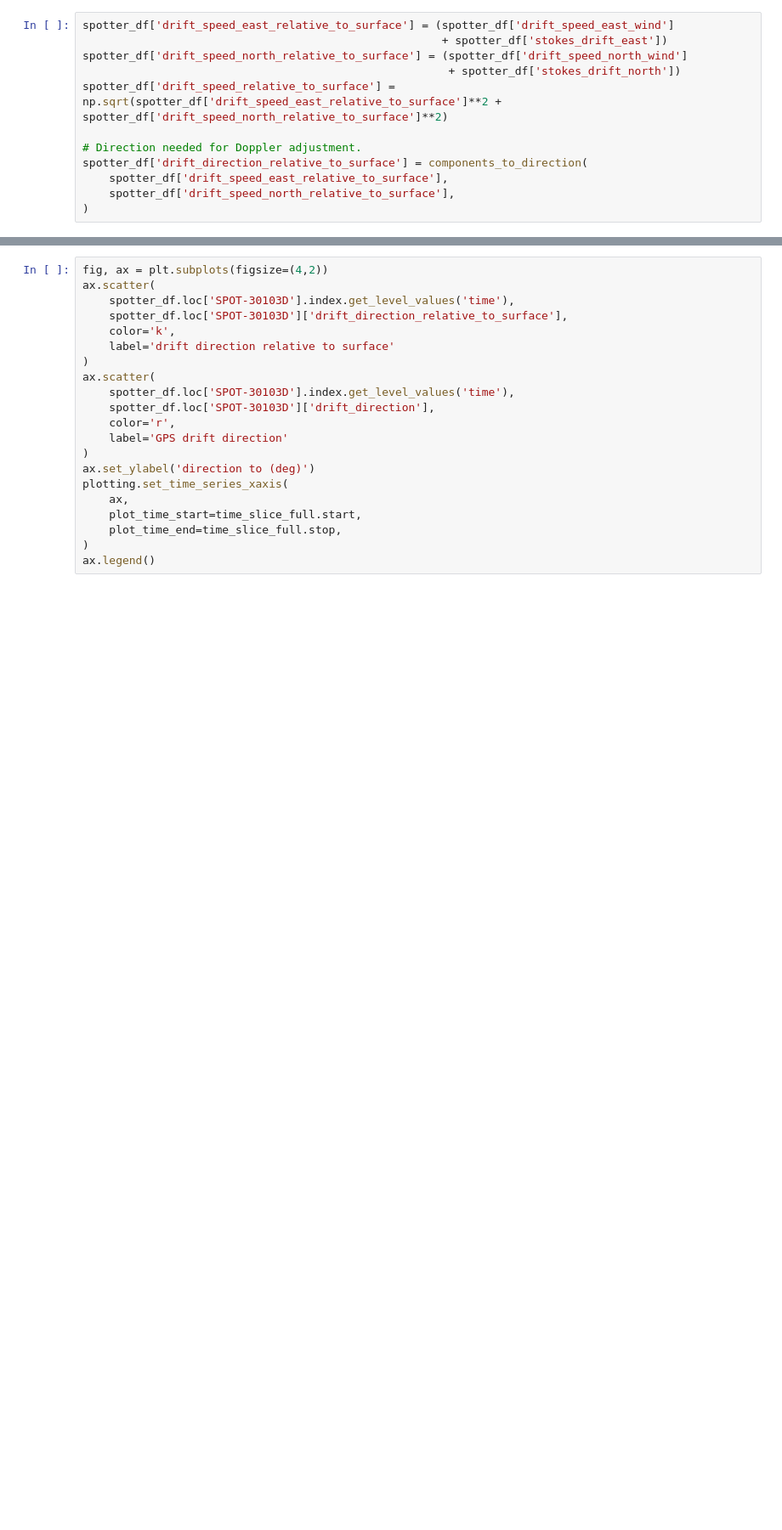
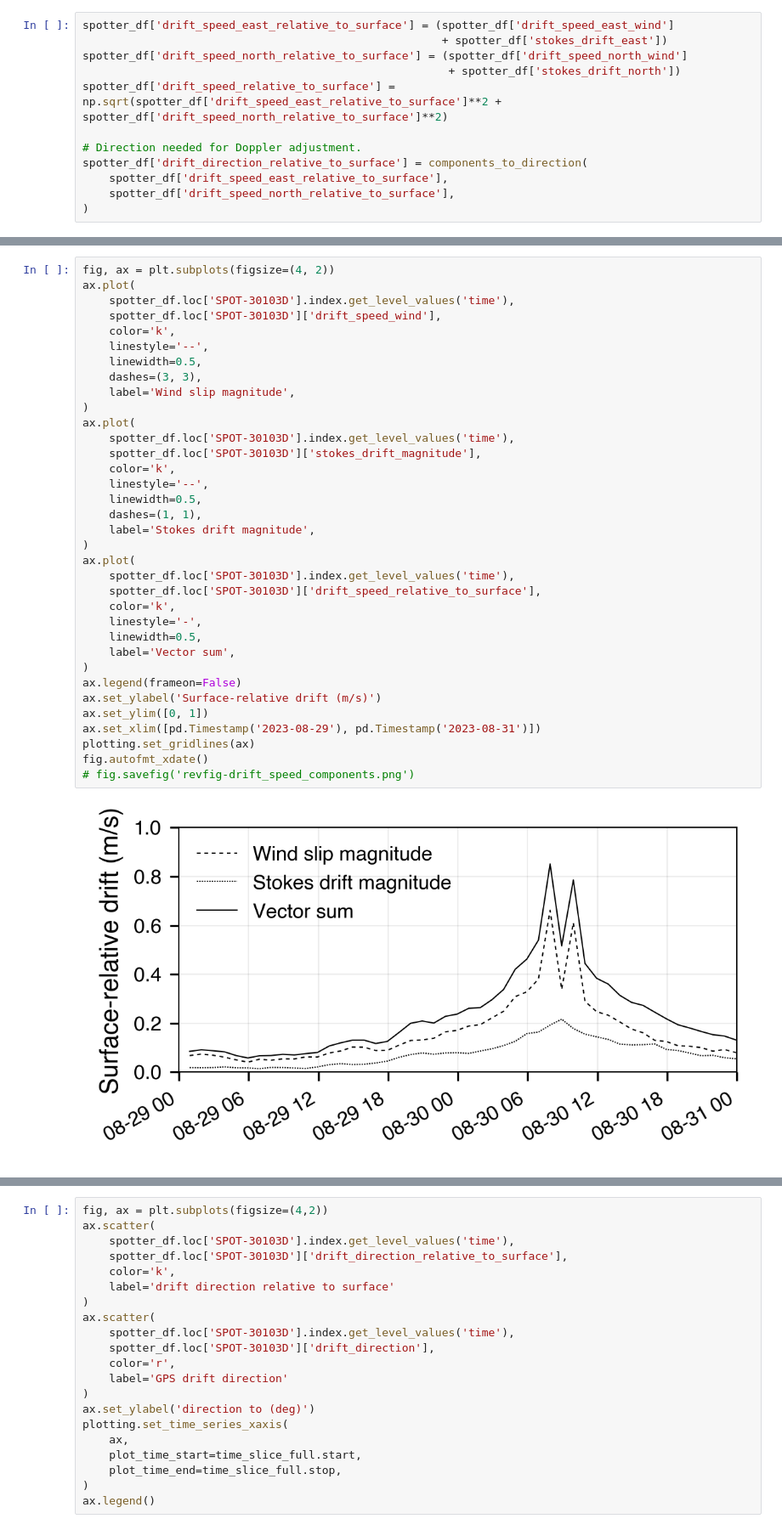
Before and after one commit to jacobrdavis/ocean-surface-wave-slopes-and-wind-wave-alignment, a Jupyter notebook: nb2-doppler-shift-adjustment.ipynb, the cells around one changed output, grey strips where cells are left out. Shown at 85% size. Cells and saved outputs as stored; diff of their text form; blank space fills up the shorter version.

```diff
--- a/nb2-doppler-shift-adjustment.ipynb
+++ b/nb2-doppler-shift-adjustment.ipynb
@@ -462,0 +387,37 @@ Text(0, 0.5, 'Drift (m/s)')
+# %%
+fig, ax = plt.subplots(figsize=(4, 2))
+ax.plot(
+    spotter_df.loc['SPOT-30103D'].index.get_level_values('time'),
+    spotter_df.loc['SPOT-30103D']['drift_speed_wind'],
+    color='k',
+    linestyle='--',
+    linewidth=0.5,
+    dashes=(3, 3),
+    label='Wind slip magnitude',
+)
+ax.plot(
+    spotter_df.loc['SPOT-30103D'].index.get_level_values('time'),
+    spotter_df.loc['SPOT-30103D']['stokes_drift_magnitude'],
+    color='k',
+    linestyle='--',
+    linewidth=0.5,
+    dashes=(1, 1),
+    label='Stokes drift magnitude',
+)
+ax.plot(
+    spotter_df.loc['SPOT-30103D'].index.get_level_values('time'),
+    spotter_df.loc['SPOT-30103D']['drift_speed_relative_to_surface'],
+    color='k',
+    linestyle='-',
+    linewidth=0.5,
+    label='Vector sum',
+)
+ax.legend(frameon=False)
+ax.set_ylabel('Surface-relative drift (m/s)')
+ax.set_ylim([0, 1])
+ax.set_xlim([pd.Timestamp('2023-08-29'), pd.Timestamp('2023-08-31')])
+plotting.set_gridlines(ax)
+fig.autofmt_xdate()
+# fig.savefig('revfig-drift_speed_components.png')
+# %% [output]
+[figure, added]
```
Also changed, not shown: parts of 6 cells of this notebook, 2 other files.
